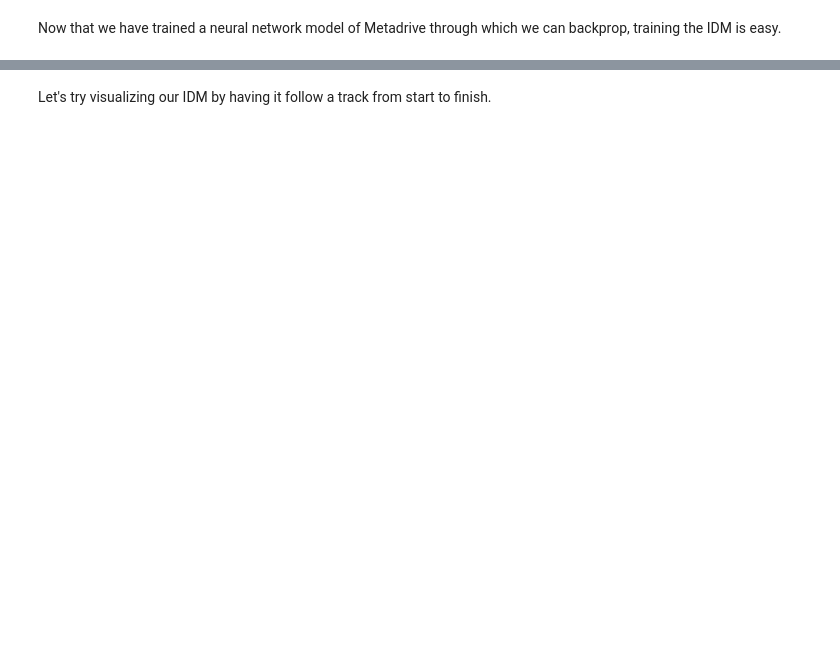
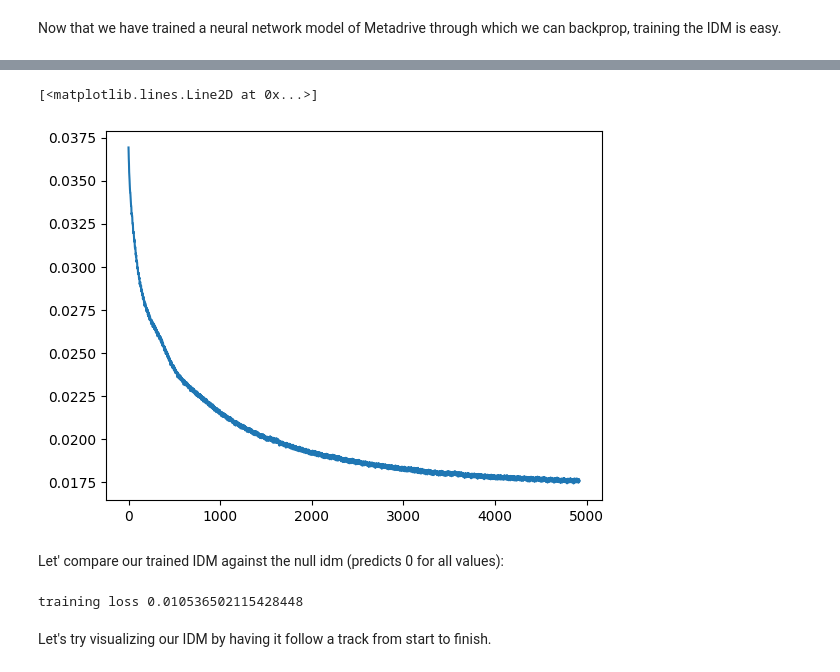
Before and after one commit to pimpale/metadrive-offline-rl-benchmark, a Jupyter notebook: metadrive-idm-model.ipynb, the cells around one changed output, grey strips where cells are left out. Cells and saved outputs as stored; diff of their text form; code cells hidden in the pictures; blank space fills up the shorter version.

```diff
--- a/metadrive-idm-model.ipynb
+++ b/metadrive-idm-model.ipynb
@@ -478,3 +555,31 @@ plt.show()
+# %%
+# compute running average of the last 100 episodes
+# plot the average reward per episode
+idm_losses_averaged = np.convolve(idm_losses, np.ones((100,))/100, mode='valid')
+plt.plot(idm_losses_averaged)
+# %% [output]
+[<matplotlib.lines.Line2D at 0x...>]
+[figure, added]
+# %% [markdown]
+Let' compare our trained IDM against the null idm (predicts 0 for all values):
+# %%
+obs_batch = idm_train_data[:8000]
+
+obs_tensor = obs_batch_to_tensor(obs_batch, device)
+s0_tensor = state_batch_to_tensor([s0 for s0, _ in obs_batch], device)
+s1_tensor = state_batch_to_tensor([s1 for _, s1 in obs_batch], device)
+with torch.no_grad():
+    action_pred = idm(obs_tensor)
+    s1_pred = mm(s0_batch, action_pred)
+
+loss = (s1_pred - s1_tensor)**2
+loss_x = loss[:, 0]
+loss_y = loss[:, 1]
+loss_theta = loss[:, 2]
+
+print("training loss", loss.mean().item())
+# %% [output]
+training loss 0.010536502115428448
 # %% [markdown]
 Let's try visualizing our IDM by having it follow a track from start to finish.
 # %%
```
Also changed, not shown: parts of 24 cells of this notebook, 4 other files.
